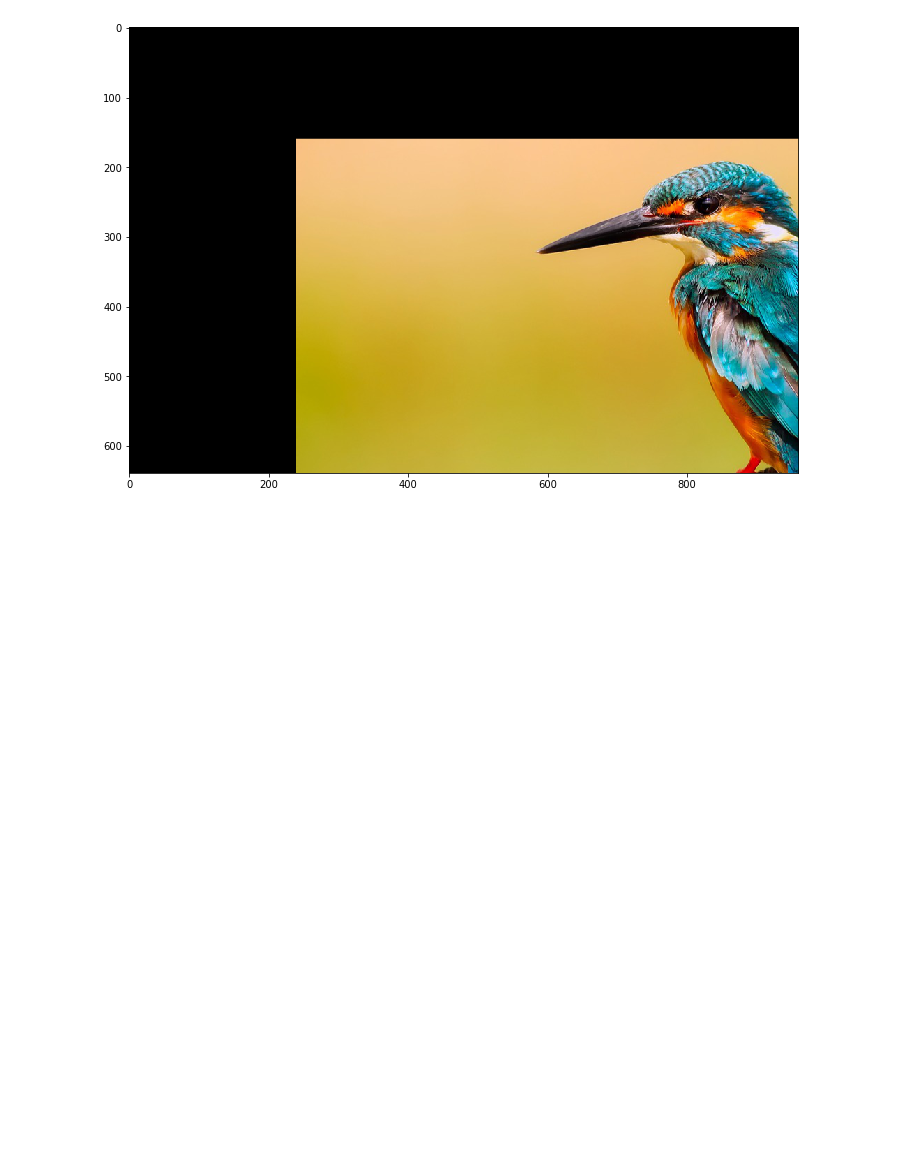
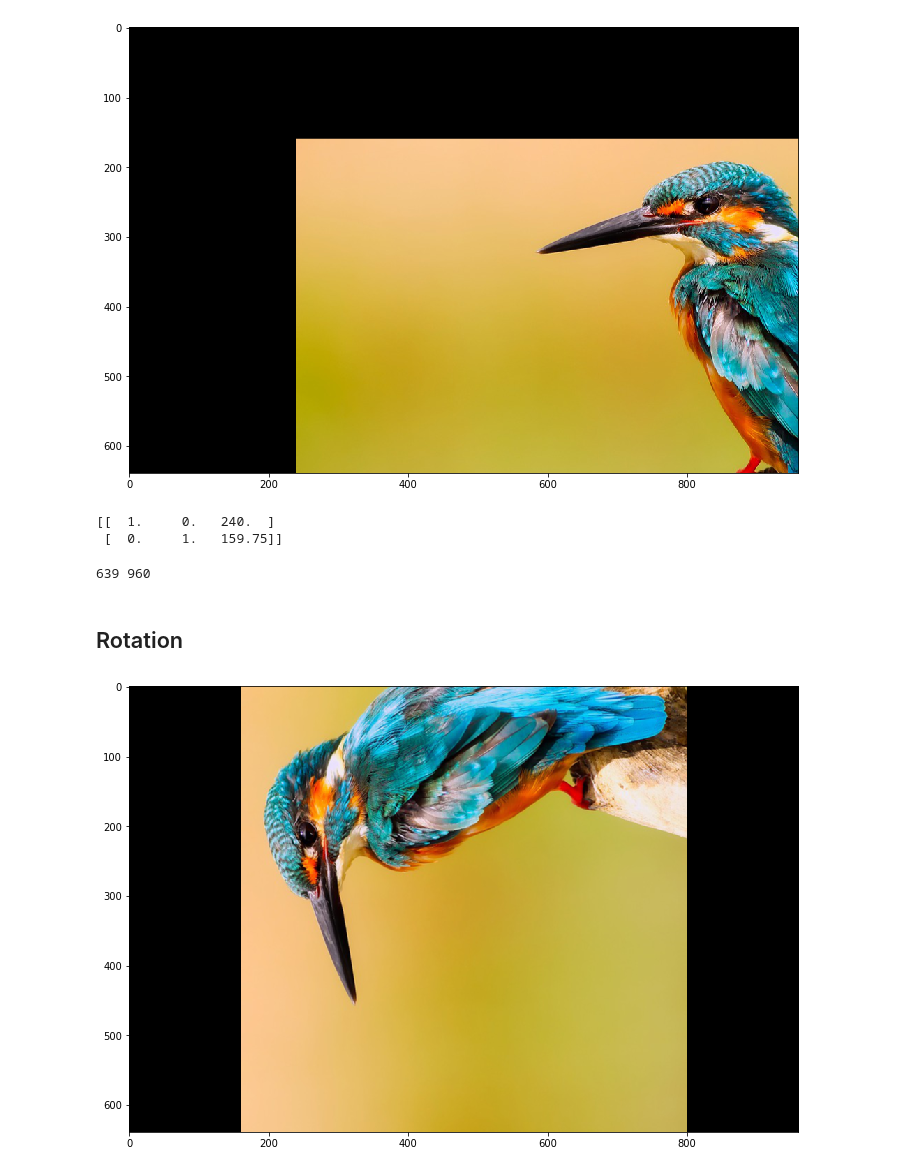
Before and after one commit to PukkaPad/learning-ComputerVision-OpenCV, a Jupyter notebook: Image_Manipulation.ipynb, the cells around one changed output. Saved outputs shown, nothing was run; the diff lists cells and outputs as text; code cells hidden in the pictures; blank space fills up the shorter version.

Commit message:
Affine - translation, rotation, scaling

```diff
--- a/Image_Manipulation.ipynb
+++ b/Image_Manipulation.ipynb
@@ -72,3 +87,30 @@ io.imshow(RGB_image)
 io.show()
 # %% [output]
 [figure]
+# %%
+# Check the translation matrix
+print(T)
+# %% [output]
+[[  1.     0.   240.  ]
+ [  0.     1.   159.75]]
+# %%
+print(height, width)
+# %% [output]
+639 960
+# %% [markdown]
+## Rotation
+# %%
+# Create rotation matrix
+# rotating around the centre. 90 degree. scale = 1
+rotation_matrix = cv2.getRotationMatrix2D((width/2, height/2), 90, 1)
+# %%
+rotated_image = cv2.warpAffine(image, rotation_matrix, (width, height))
+
+#cv2.imshow('Rotated Image', rotated_image)
+#cv2.waitKey()
+#cv2.destroyAllWindows()
+RGB_image = cv2.cvtColor(rotated_image, cv2.COLOR_BGR2RGB)
+io.imshow(RGB_image)
+io.show()
+# %% [output]
+[figure, added]
```
Also changed, not shown: parts of 8 cells of this notebook, 1 other file.
